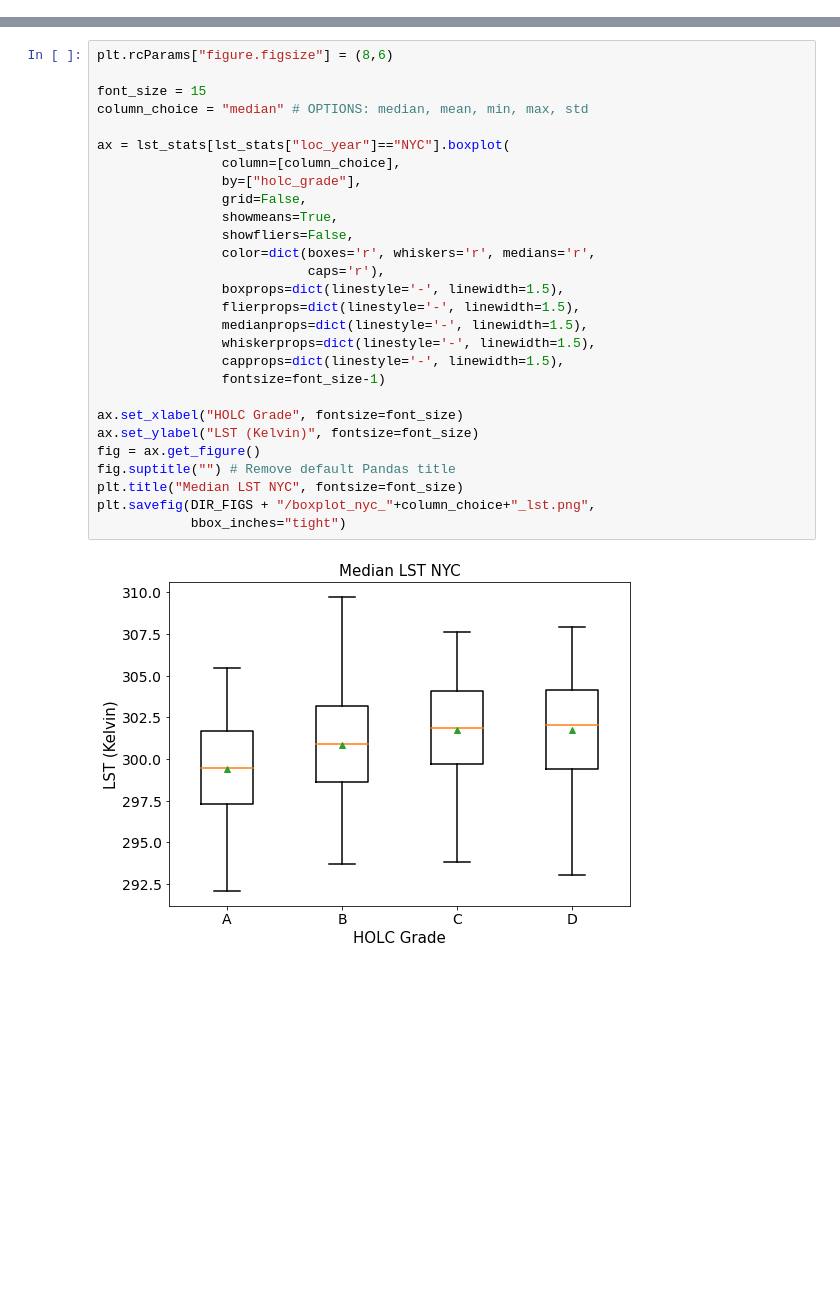
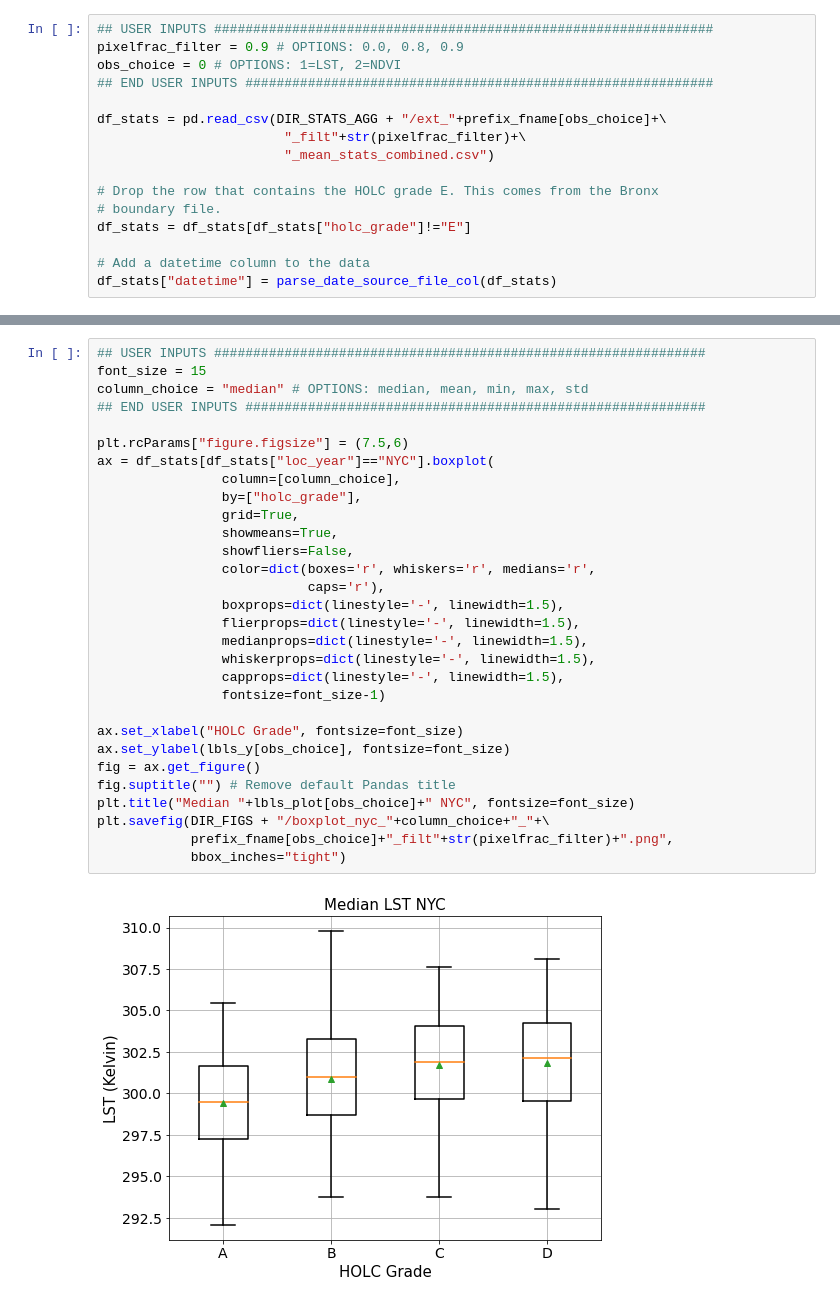
Before and after one commit to aderras/nyc-lst-ndvi, a Jupyter notebook: 00-notebooks/5_plot-results.ipynb, the cells around one changed output, grey strips where cells are left out. Drawn from its saved outputs; the diff is of its cells as text; blank space fills up the shorter version.

Commit message:
editted plotting functions

```diff
--- a/00-notebooks/5_plot-results.ipynb
+++ b/00-notebooks/5_plot-results.ipynb
@@ -47 +62,17 @@ ndvi_stats["datetime"] = parse_date_source_file_col(ndvi_stats)
+# %%
+## USER INPUTS ################################################################
+pixelfrac_filter = 0.9 # OPTIONS: 0.0, 0.8, 0.9
+obs_choice = 0 # OPTIONS: 1=LST, 2=NDVI
+## END USER INPUTS ############################################################
+
+df_stats = pd.read_csv(DIR_STATS_AGG + "/ext_"+prefix_fname[obs_choice]+\
+                        "_filt"+str(pixelfrac_filter)+\
+                        "_mean_stats_combined.csv")
+
+# Drop the row that contains the HOLC grade E. This comes from the Bronx
+# boundary file.
+df_stats = df_stats[df_stats["holc_grade"]!="E"]
+
+# Add a datetime column to the data
+df_stats["datetime"] = parse_date_source_file_col(df_stats)
 # %% [markdown]
@@ -49,31 +80,33 @@ ndvi_stats["datetime"] = parse_date_source_file_col(ndvi_stats)
 # %%
-plt.rcParams["figure.figsize"] = (8,6)
-
+## USER INPUTS ###############################################################
 font_size = 15
 column_choice = "median" # OPTIONS: median, mean, min, max, std
+## END USER INPUTS ###########################################################
 
-ax = lst_stats[lst_stats["loc_year"]=="NYC"].boxplot(
+plt.rcParams["figure.figsize"] = (7.5,6)
+ax = df_stats[df_stats["loc_year"]=="NYC"].boxplot(
                 column=[column_choice],
                 by=["holc_grade"],
-                grid=False,
+                grid=True,
                 showmeans=True,
                 showfliers=False,
                 color=dict(boxes='r', whiskers='r', medians='r',
                            caps='r'),
                 boxprops=dict(linestyle='-', linewidth=1.5),
                 flierprops=dict(linestyle='-', linewidth=1.5),
                 medianprops=dict(linestyle='-', linewidth=1.5),
                 whiskerprops=dict(linestyle='-', linewidth=1.5),
                 capprops=dict(linestyle='-', linewidth=1.5),
                 fontsize=font_size-1)
 
 ax.set_xlabel("HOLC Grade", fontsize=font_size)
-ax.set_ylabel("LST (Kelvin)", fontsize=font_size)
+ax.set_ylabel(lbls_y[obs_choice], fontsize=font_size)
 fig = ax.get_figure()
 fig.suptitle("") # Remove default Pandas title
-plt.title("Median LST NYC", fontsize=font_size)
-plt.savefig(DIR_FIGS + "/boxplot_nyc_"+column_choice+"_lst.png",
+plt.title("Median "+lbls_plot[obs_choice]+" NYC", fontsize=font_size)
+plt.savefig(DIR_FIGS + "/boxplot_nyc_"+column_choice+"_"+\
+            prefix_fname[obs_choice]+"_filt"+str(pixelfrac_filter)+".png",
             bbox_inches="tight")
 # %% [output]
-[figure, old version]
+[figure, new version]
 # %% [markdown]
```
Also changed, not shown: parts of 28 cells of this notebook.
